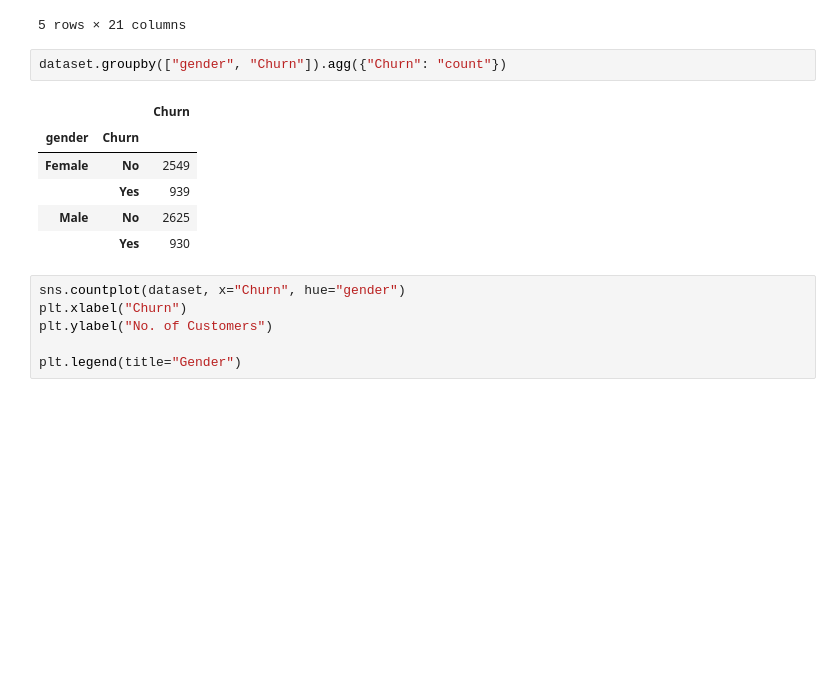
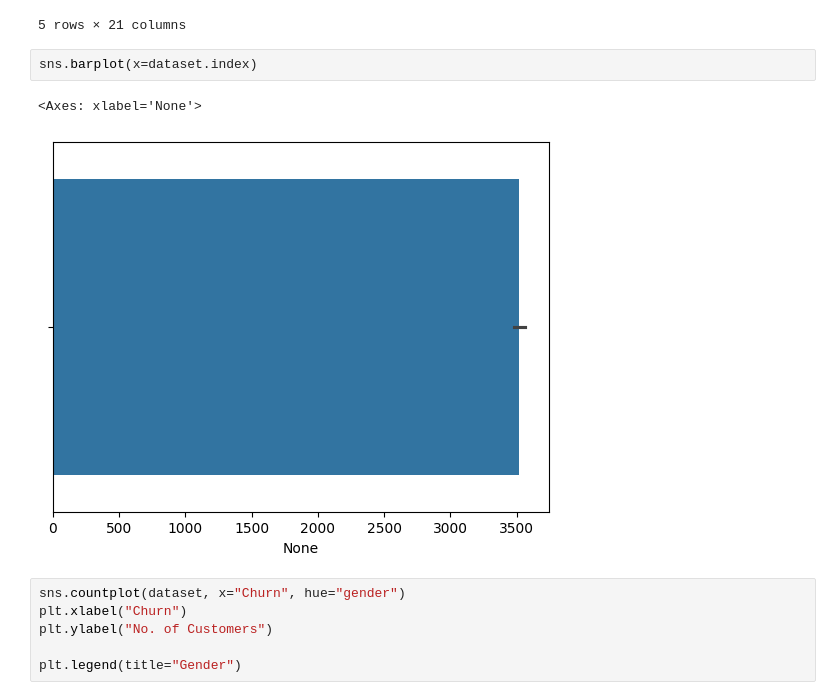
Before and after one commit to mut-rogers/customer_churn, a Jupyter notebook: churn.ipynb, the cells around one changed output. Cells and saved outputs as stored; diff of their text form; blank space fills up the shorter version.

```diff
--- a/churn.ipynb
+++ b/churn.ipynb
@@ -115,15 +138,11 @@ dataset.head(5)
 | 3 | 7795-CFOCW | Male | 0 | No | No | 45 | No | No phone service | ... |
 | 4 | 9237-HQITU | Female | 0 | No | No | 2 | Yes | No | ... |
 5 rows × 21 columns
-# %%
-dataset.groupby(["gender", "Churn"]).agg({"Churn": "count"})
-# %% [output]
-|  |  | Churn |
-| gender | Churn |  |
-| Female | No | 2549 |
-|  | Yes | 939 |
-| Male | No | 2625 |
-|  | Yes | 930 |
+# %%
+sns.barplot(x=dataset.index)
+# %% [output]
+<Axes: xlabel='None'>
+[figure, added]
 # %%
 sns.countplot(dataset, x="Churn", hue="gender")
 plt.xlabel("Churn")
```
Also changed, not shown: parts of 5 cells of this notebook.
